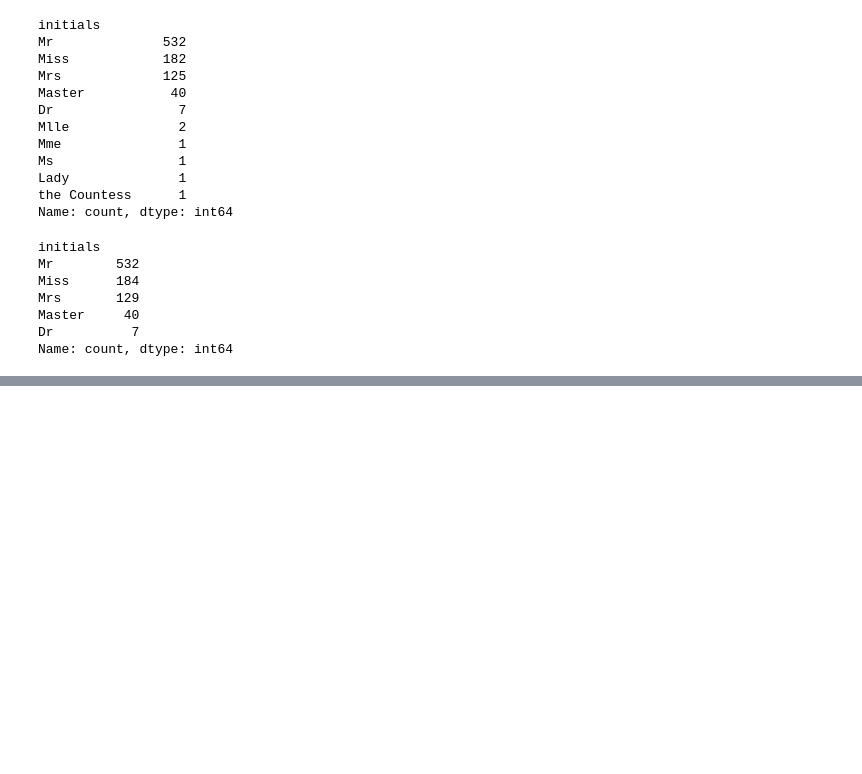
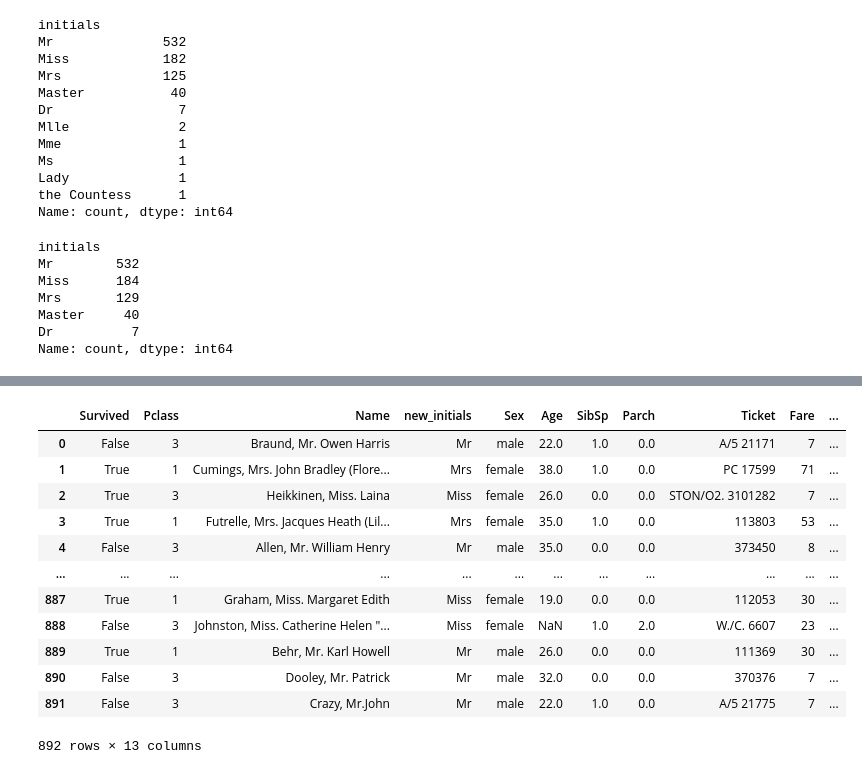
Before and after one commit to abinhyanmikha/Data-Science, a Jupyter notebook: Data preprocessing/day31/DataManupulation copy.ipynb, the cells around one changed output, grey strips where cells are left out. Drawn from its saved outputs; the diff is of its cells as text; code cells hidden in the pictures; blank space fills up the shorter version.

```diff
--- a/Data preprocessing/day31/DataManupulation copy.ipynb
+++ b/Data preprocessing/day31/DataManupulation copy.ipynb
@@ -402,0 +446,19 @@ TypeError: replace_with_gender() got an unexpected keyword argument 'axis'
+# %%
+titanic_df.astype({
+    "Survived":"bool",
+    "Pclass":"int16"
+})
+# %% [output]
+|  | Survived | Pclass | Name | new_initials | Sex | Age | SibSp | Parch | Ticket | Fare | ... |
+| 0 | False | 3 | Braund, Mr. Owen Harris | Mr | male | 22.0 | 1.0 | 0.0 | A/5 21171 | 7 | ... |
+| 1 | True | 1 | Cumings, Mrs. John Bradley (Flore... | Mrs | female | 38.0 | 1.0 | 0.0 | PC 17599 | 71 | ... |
+| 2 | True | 3 | Heikkinen, Miss. Laina | Miss | female | 26.0 | 0.0 | 0.0 | STON/O2. 3101282 | 7 | ... |
+| 3 | True | 1 | Futrelle, Mrs. Jacques Heath (Lil... | Mrs | female | 35.0 | 1.0 | 0.0 | 113803 | 53 | ... |
+| 4 | False | 3 | Allen, Mr. William Henry | Mr | male | 35.0 | 0.0 | 0.0 | 373450 | 8 | ... |
+| ... | ... | ... | ... | ... | ... | ... | ... | ... | ... | ... | ... |
+| 887 | True | 1 | Graham, Miss. Margaret Edith | Miss | female | 19.0 | 0.0 | 0.0 | 112053 | 30 | ... |
+| 888 | False | 3 | Johnston, Miss. Catherine Helen "... | Miss | female | NaN | 1.0 | 2.0 | W./C. 6607 | 23 | ... |
+| 889 | True | 1 | Behr, Mr. Karl Howell | Mr | male | 26.0 | 0.0 | 0.0 | 111369 | 30 | ... |
+| 890 | False | 3 | Dooley, Mr. Patrick | Mr | male | 32.0 | 0.0 | 0.0 | 370376 | 7 | ... |
+| 891 | False | 3 | Crazy, Mr.John | Mr | male | 22.0 | 1.0 | 0.0 | A/5 21775 | 7 | ... |
+892 rows × 13 columns
```
Also changed, not shown: parts of 12 cells of this notebook.
